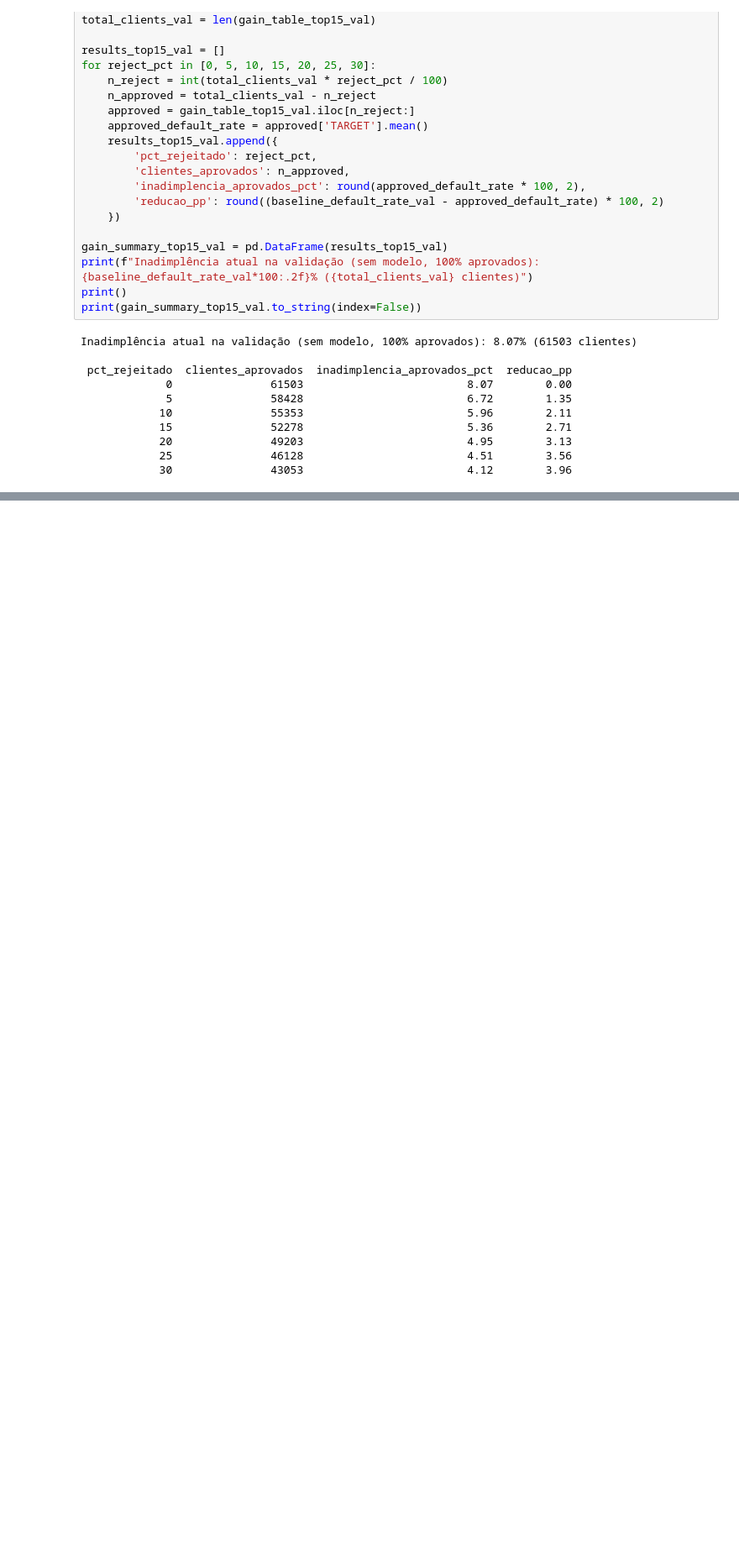
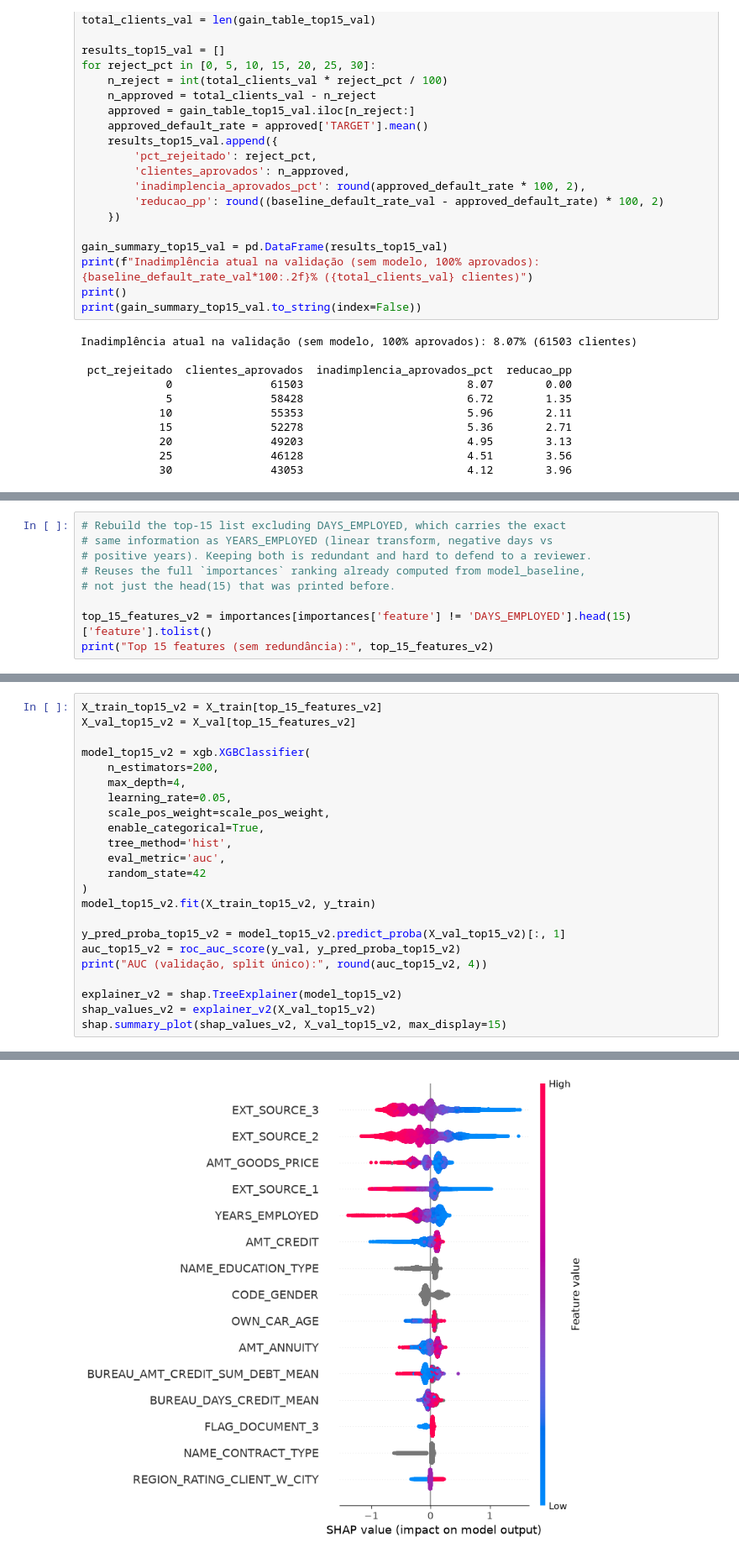
Before and after one commit to vitor-km/home-credit-default-risk, a Jupyter notebook: notebooks/03_modeling.ipynb, the cells around one changed output, grey strips where cells are left out. Shown at 84% size. Saved outputs shown, nothing was run; the diff lists cells and outputs as text; blank space fills up the shorter version.

Commit message:
Remove DAYS_EMPLOYED redundancy from top-15 XGBoost feature set (AUC improves 0.7514 to 0.7525), test and revert AMT_GOODS_PRICE removal (correlated but not redundant, AUC drops to 0.7499 without it)

```diff
--- a/notebooks/03_modeling.ipynb
+++ b/notebooks/03_modeling.ipynb
@@ -491,0 +517,9 @@ Inadimplência atual na validação (sem modelo, 100% aprovados): 8.07% (61503 c
+# %%
+# Rebuild the top-15 list excluding DAYS_EMPLOYED, which carries the exact
+# same information as YEARS_EMPLOYED (linear transform, negative days vs
+# positive years). Keeping both is redundant and hard to defend to a reviewer.
+# Reuses the full `importances` ranking already computed from model_baseline,
+# not just the head(15) that was printed before.
+
+top_15_features_v2 = importances[importances['feature'] != 'DAYS_EMPLOYED'].head(15)['feature'].tolist()
+print("Top 15 features (sem redundância):", top_15_features_v2)
@@ -491,0 +571,24 @@ Inadimplência atual na validação (sem modelo, 100% aprovados): 8.07% (61503 c
+# %%
+X_train_top15_v2 = X_train[top_15_features_v2]
+X_val_top15_v2 = X_val[top_15_features_v2]
+
+model_top15_v2 = xgb.XGBClassifier(
+    n_estimators=200,
+    max_depth=4,
+    learning_rate=0.05,
+    scale_pos_weight=scale_pos_weight,
+    enable_categorical=True,
+    tree_method='hist',
+    eval_metric='auc',
+    random_state=42
+)
+model_top15_v2.fit(X_train_top15_v2, y_train)
+
+y_pred_proba_top15_v2 = model_top15_v2.predict_proba(X_val_top15_v2)[:, 1]
+auc_top15_v2 = roc_auc_score(y_val, y_pred_proba_top15_v2)
+print("AUC (validação, split único):", round(auc_top15_v2, 4))
+
+explainer_v2 = shap.TreeExplainer(model_top15_v2)
+shap_values_v2 = explainer_v2(X_val_top15_v2)
+shap.summary_plot(shap_values_v2, X_val_top15_v2, max_display=15)
+# %% [output]
@@ -491,0 +596 @@ Inadimplência atual na validação (sem modelo, 100% aprovados): 8.07% (61503 c
+[figure, added]
```
Also changed, not shown: parts of 9 cells of this notebook.
